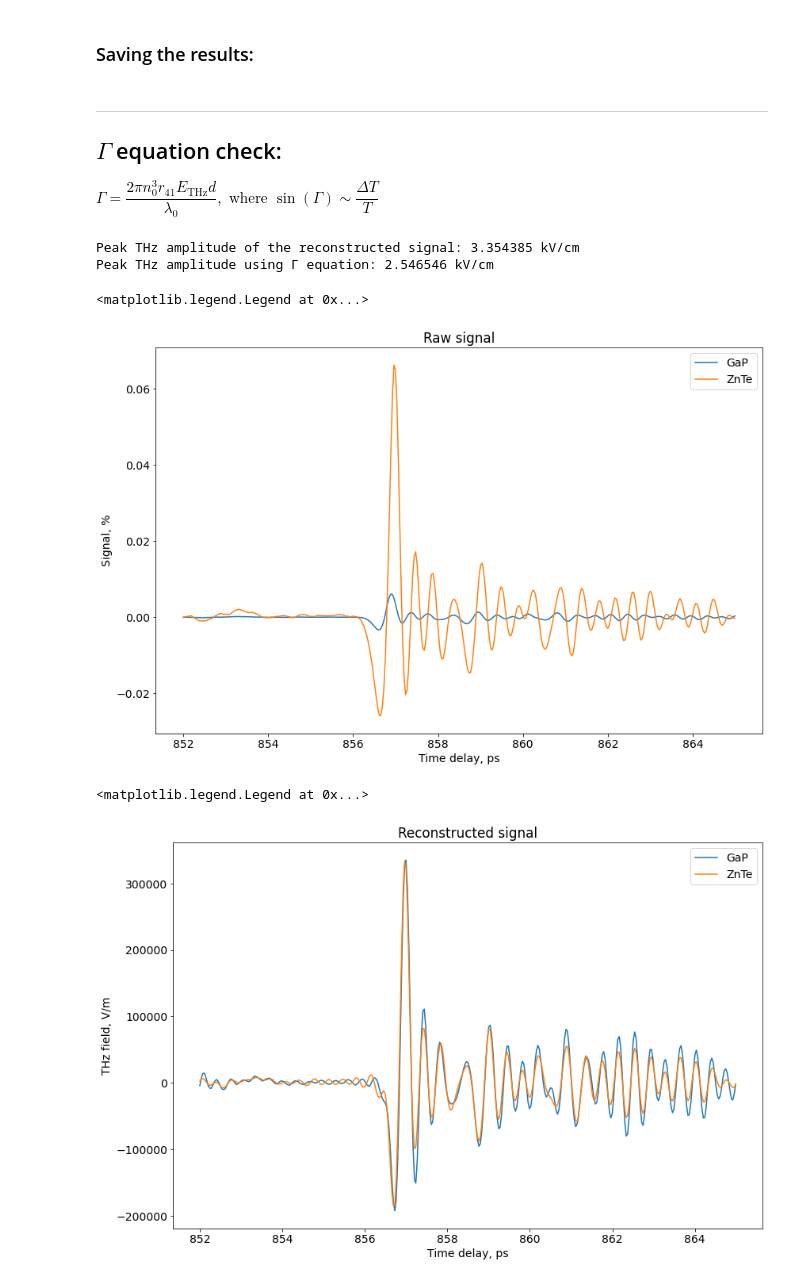
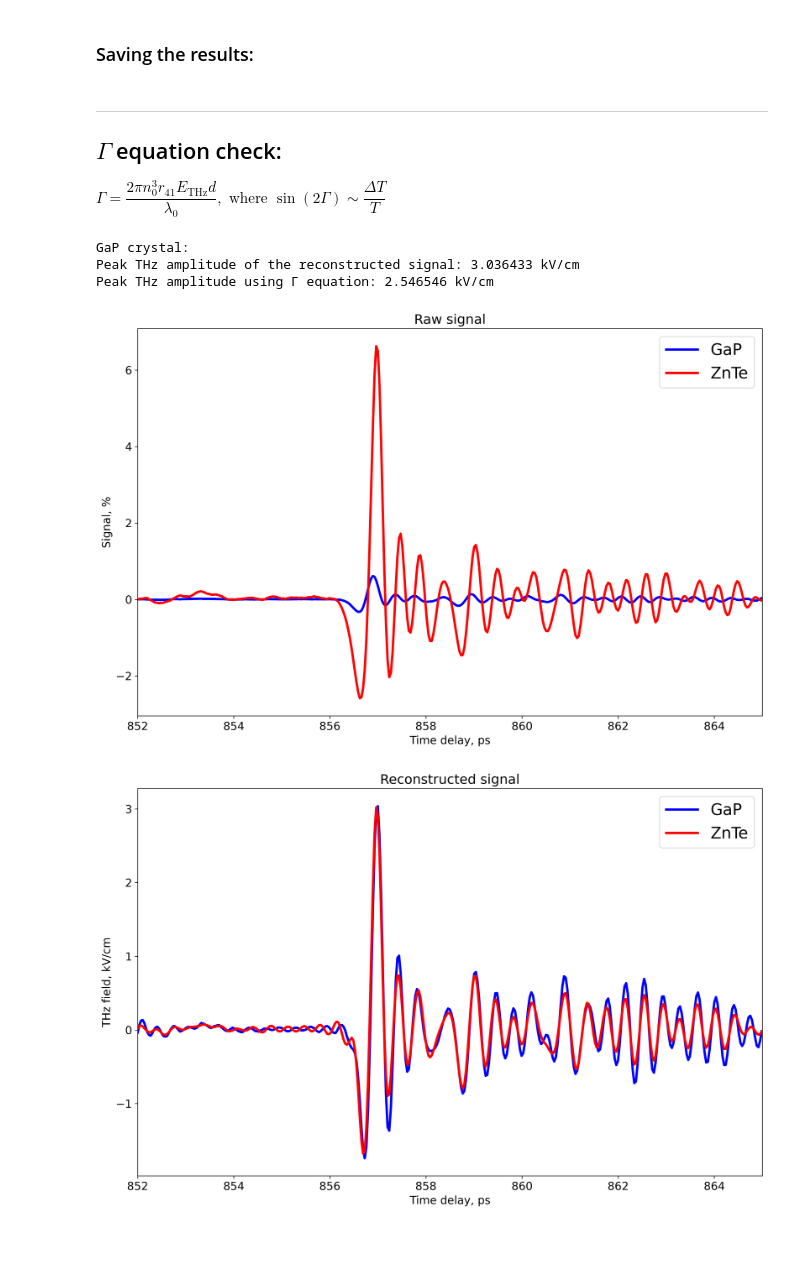
Before and after one commit to artie-l/response-fnction, a Jupyter notebook: EOS_response_function.ipynb, the cells around one changed output. Cells and saved outputs as stored; diff of their text form; code cells hidden in the pictures; blank space fills up the shorter version.

```diff
--- a/EOS_response_function.ipynb
+++ b/EOS_response_function.ipynb
@@ -68,19 +55,19 @@ def nTHzcalc():
         return np.sqrt(9.075 * (1 + (403**2 - 367.3**2) / (367.3**2 - (hbar*Omega)**2 - 1j*hbar*Omega*4.3)))
         # return np.sqrt(8.7 + (1.8*(10.98E12*2*np.pi)**2/((10.98E12*2*np.pi)**2-Omega**2-1j*(0.02E12*2*np.pi)*Omega)))
     elif crystal == 'ZnTe':
-        # return np.sqrt(7.4+(2.7*(5.32E12*2*np.pi)**2/((5.32E12*2*np.pi)**2-Omega**2-1j*(0.09E12*2*np.pi)*Omega)))
+        #return np.sqrt(7.4+(2.7*(5.32E12*2*np.pi)**2/((5.32E12*2*np.pi)**2-Omega**2-1j*(0.09E12*2*np.pi)*Omega)))
         return np.sqrt(7.44+(2.58*(5.32E12*2*np.pi)**2/((5.32E12*2*np.pi)**2-Omega**2-1j*(0.025E12*2*np.pi)*Omega)))
-        # return np.sqrt(6.7 * (1 + (206**2 - 177**2) / (177**2 - (hbar*Omega)**2 - 1j*hbar*Omega*3.01)))
+        #return np.sqrt(6.7 * (1 + (206**2 - 177**2) / (177**2 - (hbar*Omega)**2 - 1j*hbar*Omega*3.01)))
 
 def r41THzcalc():
     """GaP epsiloninf=9.05, hw_to=367.3 cm-1, hw_lo=403.0 cm-1, gamma = 4.3 cm-1"""
     """ZnTe epsiloninf=6.7, hw_to=177 cm-1, hw_lo=206 cm-1, gamma = 3.01 cm-1"""
     if crystal == 'GaP':
-        return 1E-12*(1 - 0.53*(1 - ((hbar*Omega)**2 - 1j*hbar*Omega*4.3) / 367.3**2)**-1)*1.7 #In the paper they say -0.53 +- 0.03
-        # return 1E-12*(1 + -0.53*(10.98E12*2*np.pi)**2/((10.98E12*2*np.pi)**2-Omega**2-1j*(0.02E12*2*np.pi)*Omega)) * 4
+        #return 1E-12*(1 - 0.53*(1 - ((hbar*Omega)**2 - 1j*hbar*Omega*4.3) / 367.3**2)**-1)#*1.7 #In the paper they say -0.53 +- 0.03
+        return 1E-12*(1 + -0.53*(10.98E12*2*np.pi)**2/((10.98E12*2*np.pi)**2-Omega**2-1j*(0.02E12*2*np.pi)*Omega)) * 1.7
     elif crystal == 'ZnTe':
         return 4E-12*(1 - 0.07*(1-((hbar*Omega)**2-1j*hbar*Omega*3.01) / 177**2)**-1)
-        # return 4E-12*(1 + -0.07*(5.3E12*2*np.pi)**2/((5.3E12*2*np.pi)**2-Omega**2-1j*(0.09E12*2*np.pi)*Omega))
+#          return 4E-12*(1 + -0.07*(5.3E12*2*np.pi)**2/((5.3E12*2*np.pi)**2-Omega**2-1j*(0.09E12*2*np.pi)*Omega))
 
 def PhaseMatchingCoeffCalc(omega):
     vgr=c/ngroupSimulation(omega)
@@ -88,7 +75,7 @@ def PhaseMatchingCoeffCalc(omega):
     return (np.exp(1j*(vph**-1-vgr**-1)*Omega*d)-1)/((vph**-1-vgr**-1)*Omega)
 
 def AutocorCalc(omega):
-    return np.exp(-(1/dw**2)*(2*omega**2-2*omega*(2*omegacenter+Omega)+omegacenter**2+(omegacenter+Omega)**2))/(np.pi*dw**2)
+    return np.exp(-(1/dw**2)*(2*omega**2-2*omega*(2*omegacenter+Omega)+omegacenter**2+(omegacenter+Omega)**2))/(np.sqrt(2*np.pi)*dw)
 
 def TransmissionCoeffCalc(omega):
     n=nOpticCalc(omegatowavelength(omega))
@@ -97,7 +84,7 @@ def TransmissionCoeffCalc(omega):
 
 def Alltogethercalc(omega):
     n=nOpticCalc(omegatowavelength(omega))
-    chi41 = r41THzcalc() * n**4 / - 2 / epsilon0
+    chi41 = r41THzcalc() * n**4 / -4
     return TransmissionCoeffCalc(omega)*AutocorCalc(omega)*PhaseMatchingCoeffCalc(omega)*chi41*omega*omega*c/(n*omega)
 
 def t12_THz():
@@ -159,7 +146,7 @@ max_thz_freq = 5E12 # Hz. EOS Will be calculated up to this frequency. Should be
 ### Photodiode values: <a name="pd_values"></a>
 # %%
 Tx = 25E-3 # Tx, Volts
-G = 225 # arbitrary scaling factor
+G = np.pi # arbitrary scaling factor
 di_factor =  1 # EOS sensetivity improvement / Attenuation factor. It is noted in the lab notebook
 # %% [markdown]
 ### Necessary values calculation: <a name="imp_values_calc"></a>
@@ -229,7 +217,7 @@ ax2.autoscale()
 ## Data analysis <a name="data_analysis"></a>
 ### Measured data import: <a name="data_import"></a>
 # %%
-file_path = 'D:/Data/default/DATA_solstice/2016/2020_Solstice_uptoMarch/03_06_2020_ZP70_mean_16_X.txt'
+file_path = 'C:/Users/Artem/03_06_2020_ZP70_mean_16_X.txt'
 data=np.loadtxt(file_path, delimiter='\t', dtype=np.float64)
 # %% [markdown]
 ### Data processing: <a name="data_processing"></a>
@@ -287,17 +275,18 @@ with open('{} mum {} reconstructed.txt'.format(d*1E6, crystal), 'w+') as file:
 # %% [markdown]
 ----
 ## $\Gamma$ equation check: <a name="gamma_check"></a>
-$\Gamma = \dfrac{2\pi n^3_0r_{41}E_{\text{THz}} d}{\lambda_0}, \text{ where } \sin(\Gamma) \sim \dfrac{\Delta T}{T}$
+$\Gamma = \dfrac{2\pi n^3_0r_{41}E_{\text{THz}} d}{\lambda_0}, \text{ where } \sin(2\Gamma) \sim \dfrac{\Delta T}{T}$
 # %%
 n = nOpticCalc(omegatowavelength(omegacenter))
 t_cryst = 2 / (1 + n)
 dT_T = np.arcsin(np.max(np.abs(signal)))
 E_thz = dT_T * lamcenter / (d * t_cryst * 1E-12 * 2 * np.pi * n**3 * di_factor) * 10**-5
-
+print('GaP crystal:')
 print('Peak THz amplitude of the reconstructed signal: {:f} kV/cm'.format(np.max(np.abs(reconstructed_signal)) * 10**-5))
 print('Peak THz amplitude using Г equation: {:f} kV/cm'.format(E_thz))
 # %% [output]
-Peak THz amplitude of the reconstructed signal: 3.354385 kV/cm
+GaP crystal:
+Peak THz amplitude of the reconstructed signal: 3.036433 kV/cm
 Peak THz amplitude using Г equation: 2.546546 kV/cm
 # %%
 crystal = 'ZnTe' #crystal type. GaP or ZnTe
@@ -306,7 +295,7 @@ d = 500E-6 # Crystal thickness, meters
 freq, resp_func = full_response_function(Omega) # Response function calculation
 resp_func = resp_func * G * di_factor # Accounting for the PD gain and lam/4 sens. improvement
 
-file_path = 'D:/Data/default/DATA_solstice/2016/2020_Solstice_uptoMarch/03_06_2020_ZP70_mean_11_X.txt'
+file_path = 'C:/Users/Artem/03_06_2020_ZP70_mean_11_X.txt'
 data=np.loadtxt(file_path, delimiter='\t', dtype=np.float64)
 
 time = data[:,0]
@@ -314,6 +303,7 @@ signal = data[:,1]
 signal -= signal[0]
 signal /= Tx
 fft = np.fft.rfft(signal, norm='ortho') # FFT
+# fft = np.fft.rfft(signal) # FFT
 fftfreq = np.fft.rfftfreq(signal.size, d=time[1]-time[0]) # Freq. axis calculation
 
 resp_func_interpolation = interp1d(freq, resp_func, kind='zero', fill_value="extrapolate")
@@ -324,24 +314,27 @@ final_resp_func[Cut_off_Frequency:] = final_resp_func[0]
 
 reconstructed_signal = np.fft.irfft(fft/final_resp_func, n=len(time), norm='ortho')
 # %%
-plt.figure("non-reconstructed", figsize=(12,8))
+plt.figure("non-reconstructed", figsize=(12,8), dpi=300)
 plt.title('Raw signal')
-plt.plot(time, GaP_signal, label='GaP')
-plt.plot(time, signal, label='ZnTe')
+plt.plot(time, GaP_signal*100, label='GaP', color='b', linewidth='3')
+plt.plot(time, signal*100, label='ZnTe', color='r', linewidth='3')
 plt.xlabel("Time delay, ps")
 plt.ylabel("Signal, %")
-plt.legend()
+plt.legend(fontsize=20)
+plt.xlim(852, 865)
+plt.tight_layout()
+#np.max(signal)/np.max(GaP_signal)
 # %% [output]
-<matplotlib.legend.Legend at 0x...>
-[figure, old version]
+[figure, new version]
 # %%
-plt.figure("reconstructed", figsize=(12,8))
+plt.figure("reconstructed", figsize=(12,8), dpi=300)
 plt.title('Reconstructed signal')
-plt.plot(time, reconstructed_GaP, label='GaP')
-plt.plot(time, reconstructed_signal, label='ZnTe')
+plt.plot(time, reconstructed_GaP * 1E-5, label='GaP', color='b', linewidth='3')
+plt.plot(time, reconstructed_signal * 1E-5, label='ZnTe', color='r', linewidth='3')
 plt.xlabel("Time delay, ps")
-plt.ylabel("THz field, V/m")
-plt.legend()
+plt.ylabel("THz field, kV/cm")
+plt.legend(fontsize=20)
+plt.xlim(852, 865)
+plt.tight_layout()
 # %% [output]
-<matplotlib.legend.Legend at 0x...>
-[figure, old version]
+[figure, new version]
```
Also changed, not shown: parts of 6 cells of this notebook.
